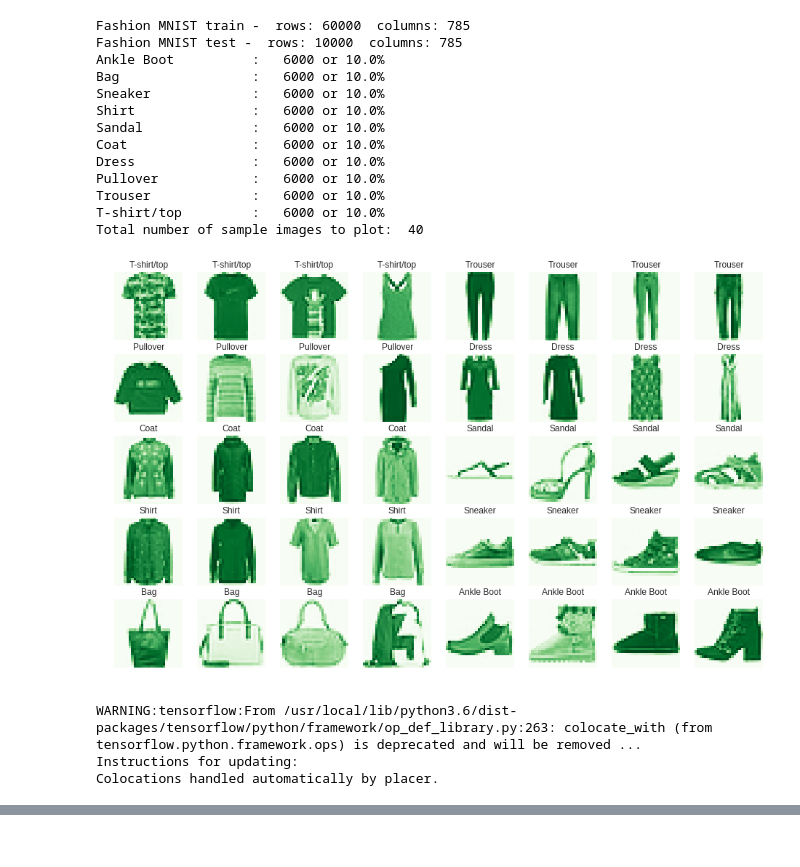
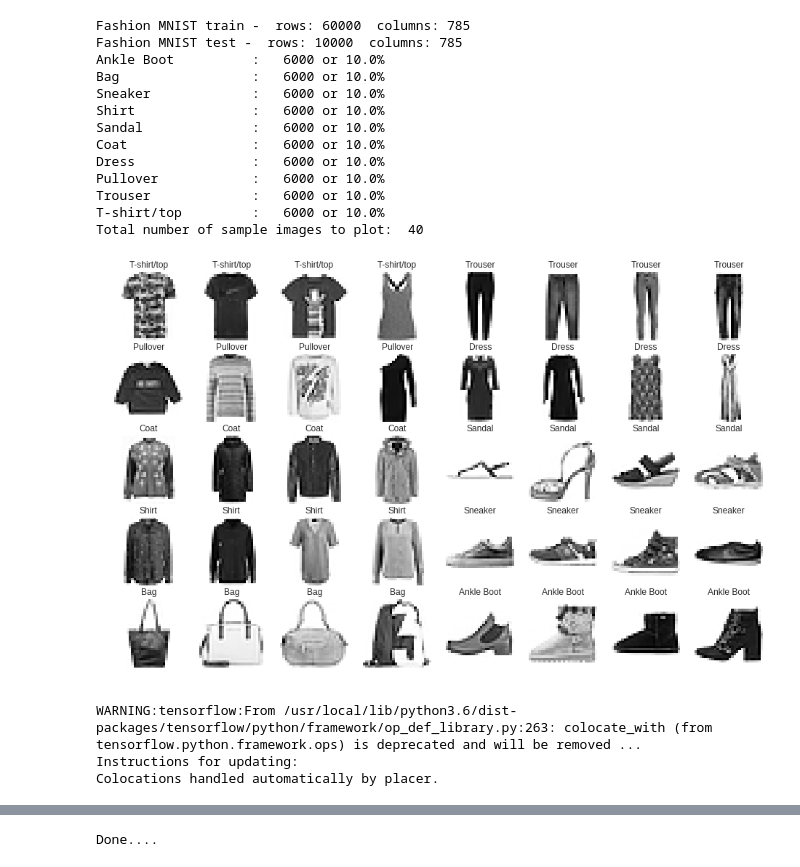
Before and after one commit to jsomya/deep-learning, a Jupyter notebook: fashion_mnist.ipynb, the cells around one changed output, grey strips where cells are left out. Saved outputs shown, nothing was run; the diff lists cells and outputs as text; code cells hidden in the pictures.

```diff
--- a/fashion_mnist.ipynb
+++ b/fashion_mnist.ipynb
@@ -127,7 +133,7 @@ def get_classes_distribution(data):
         print("{:<20s}:   {} or {}%".format(label, count, percent))
 
 
-def sample_images_data(data):
+def sample_images_data(data,labels):
   # An empty list to collect some samples
   sample_images = []
   sample_labels = []
@@ -146,6 +152,21 @@ def sample_images_data(data):
   print("Total number of sample images to plot: ", len(sample_images))
   return sample_images, sample_labels
 
+def random_image_data(test_data):
+  #print("Test data shape ",test_data.shape)
+  rand_images = []
+  rand_labels = []
+
+  rand_indexes = np.random.randint(0,test_data.shape[0]-1,size=40)
+  for idx in rand_indexes:
+    img = np.array(test_data.iloc[idx, 1:])
+    rand_images.append(img)
+    rand_labels.append(test_data.iloc[idx, 0])
+
+  print("Total number of random images to test and plot: ", len(rand_images))
+  return rand_images, rand_labels
+
+
 def plot_sample_images(data_sample_images,data_sample_labels,cmap="Blues"):
     # Plot the sample images now
     f, ax = plt.subplots(5,8, figsize=(16,10))
@@ -155,6 +176,15 @@ def plot_sample_images(data_sample_images,data_sample_labels,cmap="Blues"):
       ax[i//8, i%8].axis('off')
       ax[i//8, i%8].set_title(labels[data_sample_labels[i]])
     plt.show()
+
+def plot_prediction_image_data(prediction_data,cmap="Greys"):
+  f, ax = plt.subplots(5,8, figsize=(16,10))
+  for i, data in enumerate(prediction_data):
+      ax[i//8, i%8].imshow(data['image'], cmap=cmap)
+      ax[i//8, i%8].axis('off')
+      legend = '{} - {:.2f}%'.format(labels[data['label']],data['pred'])
+      ax[i//8, i%8].set_title(legend)
+  plt.show()
 
 
 # get training and test data-set
@@ -166,15 +196,17 @@ def plot_sample_images(data_sample_images,data_sample_labels,cmap="Blues"):
 #print(train_data['label'])
 get_classes_distribution(train_data)
 
-train_sample_images, train_sample_labels = sample_images_data(train_data)
-plot_sample_images(train_sample_images,train_sample_labels,'Greens')
+
+train_sample_images, train_sample_labels = sample_images_data(train_data,labels)
+plot_sample_images(train_sample_images,train_sample_labels,'Greys')
 
 images = np.array(train_data.iloc[:, 1:])
-labels = to_categorical(np.array(train_data.iloc[:, 0]))
+train_labels = to_categorical(np.array(train_data.iloc[:, 0]))
 
 # test
 test_images = np.array(test_data.iloc[:, 1:])
 test_labels = to_categorical(np.array(test_data.iloc[:, 0]))
+
 
 def dense(x, W, b):
   z = tf.add(tf.matmul(x, W), b)
@@ -211,7 +243,7 @@ def next_batch(batch_size):
   np.random.shuffle(idx)
   idx = idx[:batch_size]
   data_shuffle = [images[i] for i in idx]
-  labels_shuffle = [labels[i] for i in idx]
+  labels_shuffle = [train_labels[i] for i in idx]
   return np.asarray(data_shuffle), np.asarray(labels_shuffle)
 
 
@@ -284,7 +316,7 @@ with tf.Session() as session:
     session.run(initializer_op)
 
     #make this 100
-    n_epocs = 100
+    n_epocs = 1
     batch_size = 128
 
     for epoch in range(n_epocs):
@@ -294,37 +326,55 @@ with tf.Session() as session:
 
       for i in range(n_batches):
         batch_x, batch_y = next_batch(batch_size)
-
         _, batch_cost, batch_acc = session.run([optimizer, cost, accuracy_pct], feed_dict = {x:batch_x, y:batch_y})
         avg_cost += batch_cost / n_batches
         avg_accuracy_pct += batch_acc / n_batches
 
-
         print("Epoch ", '%03d' % (epoch+1),
+                      " Batch ", '%03d' % (i+1),
                       ": cost = ", '{:.3f}'.format(avg_cost),
                       ", accuracy = ", '{:.2f}'.format(avg_accuracy_pct), "%",
                       sep='')
 
 
-    # testing
+    #testing
     #_, acc = session.run(accuracy_pct, feed_dict = {x:test_images, y:test_labels})
     #print("Test accuracy = ", '{:.2f}'.format(accuracy_pct), "%",
     #                sep='')
+    # testing
+    # get random sample data
+    test_random_images, test_random_labels = random_image_data(test_data)
+    prediction_data = []
+    for idx,image in enumerate(test_random_images):
+      hot_encode = np.zeros(10)
+      hot_encode[test_random_labels[idx]] = 1.0
+      hot_encode_2d = np.array([hot_encode])
+
+      prediction = session.run(accuracy_pct, feed_dict = {x:[image], y:hot_encode_2d})
+      #print("Test accuracy = ", '{:.2f}'.format(prediction),"%")
+      # save accuracy and image
+      result = {"image":image.reshape(IMG_ROWS,IMG_COLS),"label":test_random_labels[idx],"pred":prediction}
+      # stash it
+      prediction_data.append(result)
+
+    plot_prediction_image_data(prediction_data,'Blues')
+
+print("Done....")
 # %% [output]
 Fashion MNIST train -  rows: 60000  columns: 785
 Fashion MNIST test -  rows: 10000  columns: 785
 Ankle Boot          :   6000 or 10.0%
 Bag                 :   6000 or 10.0%
 Sneaker             :   6000 or 10.0%
 Shirt               :   6000 or 10.0%
 Sandal              :   6000 or 10.0%
 Coat                :   6000 or 10.0%
 Dress               :   6000 or 10.0%
 Pullover            :   6000 or 10.0%
 Trouser             :   6000 or 10.0%
 T-shirt/top         :   6000 or 10.0%
 Total number of sample images to plot:  40
-[figure, old version]
+[figure, new version]
 WARNING:tensorflow:From /usr/local/lib/python3.6/dist-packages/tensorflow/python/framework/op_def_library.py:263: colocate_with (from tensorflow.python.framework.ops) is deprecated and will be removed ...
 Instructions for updating:
 Colocations handled automatically by placer.
@@ -357,0 +409 @@ Epoch 010: cost = 0.197, accuracy = 92.66%
+Done....
```
Also changed, not shown: parts of 2 cells of this notebook.
